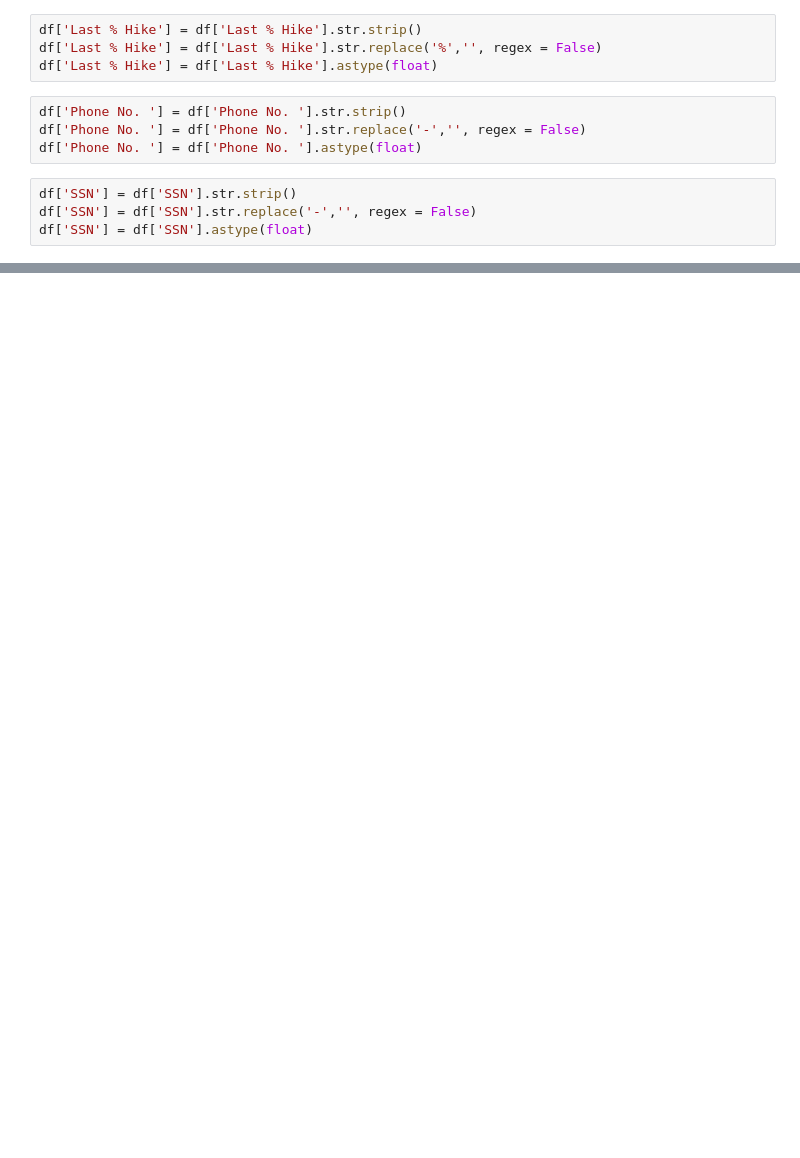
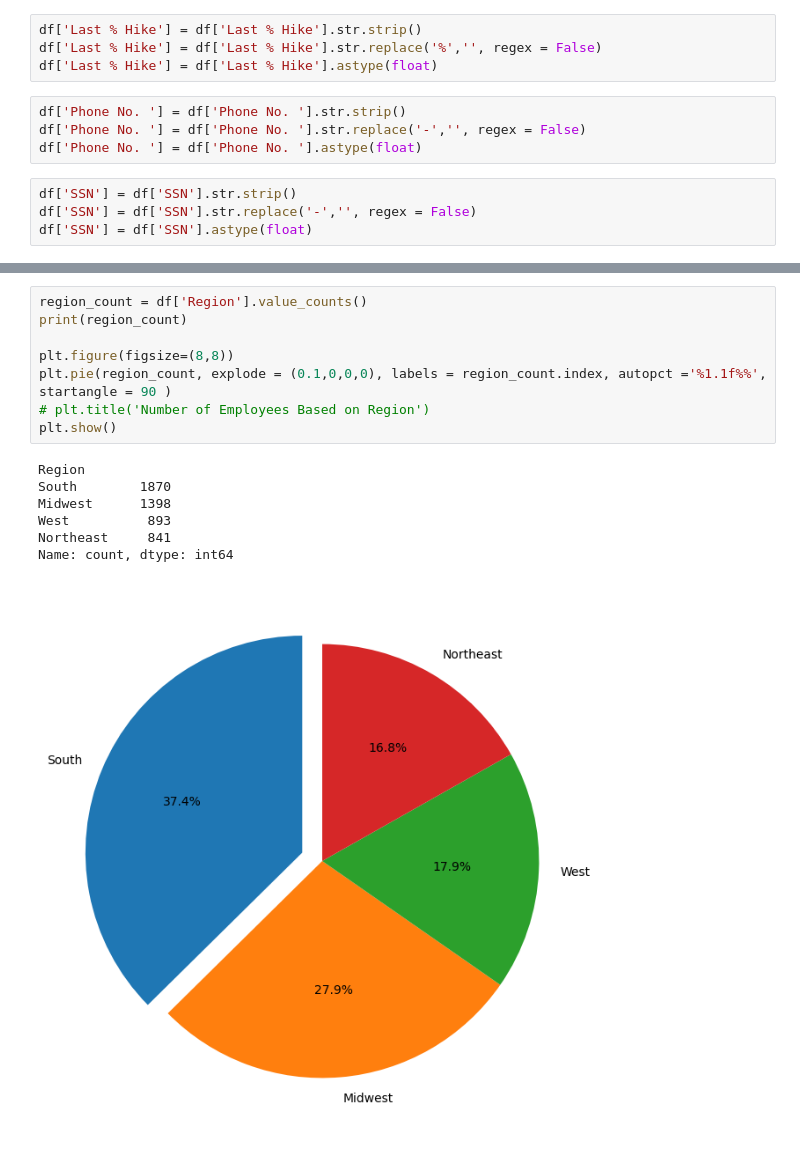
Before and after one commit to AungKyawWin20/PythonProgramming-AKW-, a Jupyter notebook: AungKyawWin/HR.ipynb, the cells around one changed output, grey strips where cells are left out. Saved outputs shown, nothing was run; the diff lists cells and outputs as text; blank space fills up the shorter version.

```diff
--- a/AungKyawWin/HR.ipynb
+++ b/AungKyawWin/HR.ipynb
@@ -87,0 +98,16 @@ max    199968.000000    30.000000  7.720282e+08  9.079421e+09  99919.000000
+# %%
+region_count = df['Region'].value_counts()
+print(region_count)
+
+plt.figure(figsize=(8,8))
+plt.pie(region_count, explode = (0.1,0,0,0), labels = region_count.index, autopct ='%1.1f%%', startangle = 90 )
+# plt.title('Number of Employees Based on Region')
+plt.show()
+# %% [output]
+Region
+South        1870
+Midwest      1398
+West          893
+Northeast     841
+Name: count, dtype: int64
+[figure, added]
```
Also changed, not shown: parts of 18 cells of this notebook.
